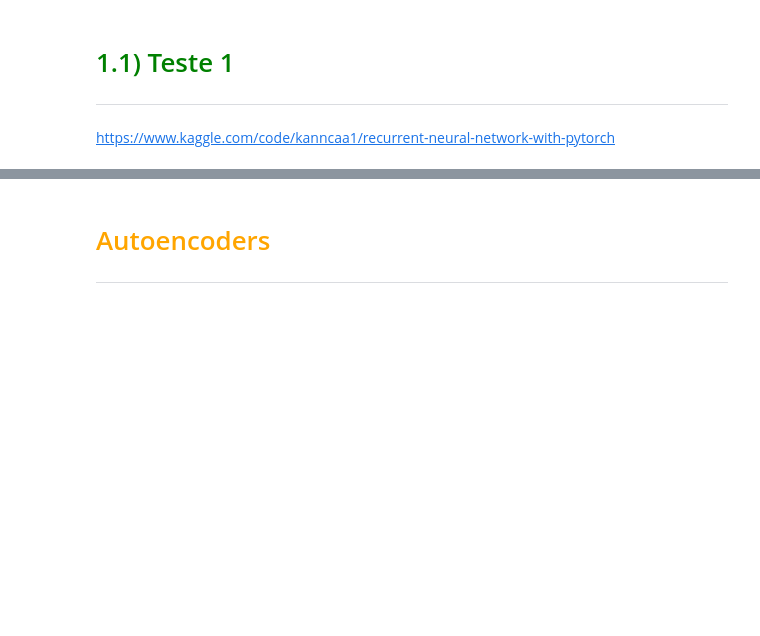
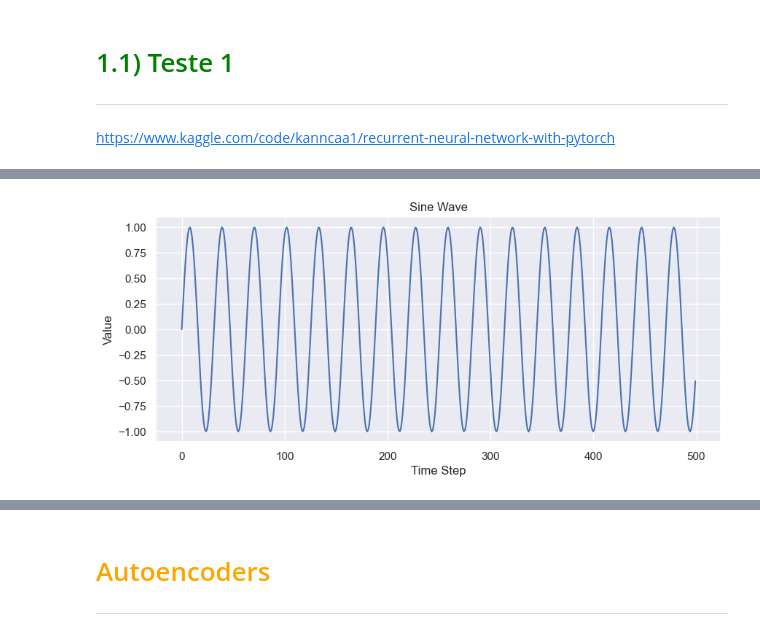
Before and after one commit to leonardovargas10/Pesquisa_Aplicada_Modelagem, a Jupyter notebook: Deep_Learning/01_Deep_Learning.ipynb, the cells around one changed output, grey strips where cells are left out. Cells and saved outputs as stored; diff of their text form; code cells hidden in the pictures; blank space fills up the shorter version.

```diff
--- a/Deep_Learning/01_Deep_Learning.ipynb
+++ b/Deep_Learning/01_Deep_Learning.ipynb
@@ -5202,0 +5572,16 @@ https://www.kaggle.com/code/kanncaa1/recurrent-neural-network-with-pytorch
+# %%
+# Generate a sine wave
+time_steps = np.linspace(0, 100, 500)   # 500 points between 0 and 100
+data = np.sin(time_steps) # Create a sine wave
+
+# Convert to DataFrame
+df = pd.DataFrame(data, columns=['value'])
+
+plt.figure(figsize=(10, 4))
+plt.plot(df['value'])
+plt.title("Sine Wave")
+plt.xlabel("Time Step")
+plt.ylabel("Value")
+plt.show()
+# %% [output]
+[figure, added]
```
Also changed, not shown: parts of 21 cells of this notebook, 1 other file.
